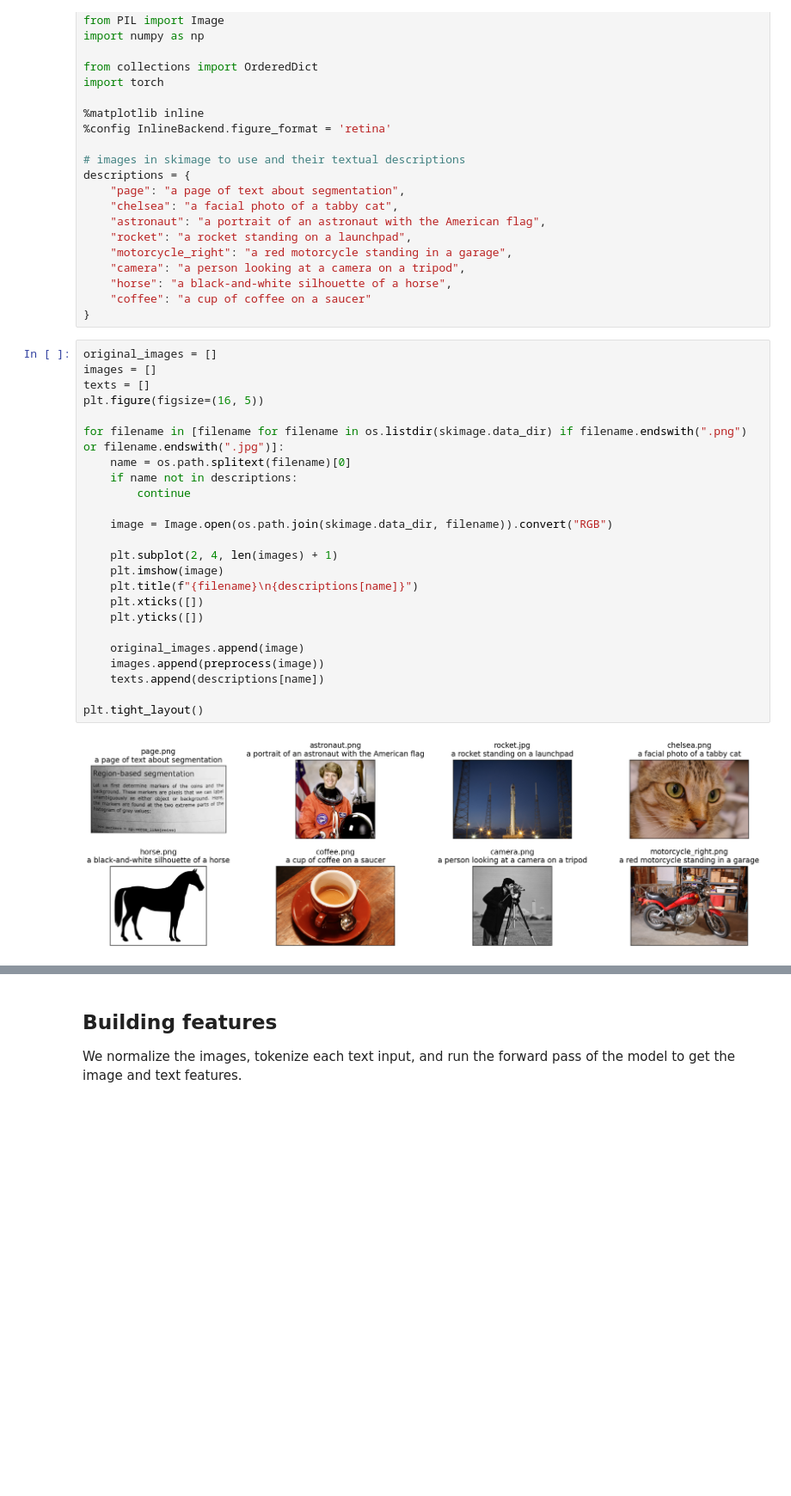
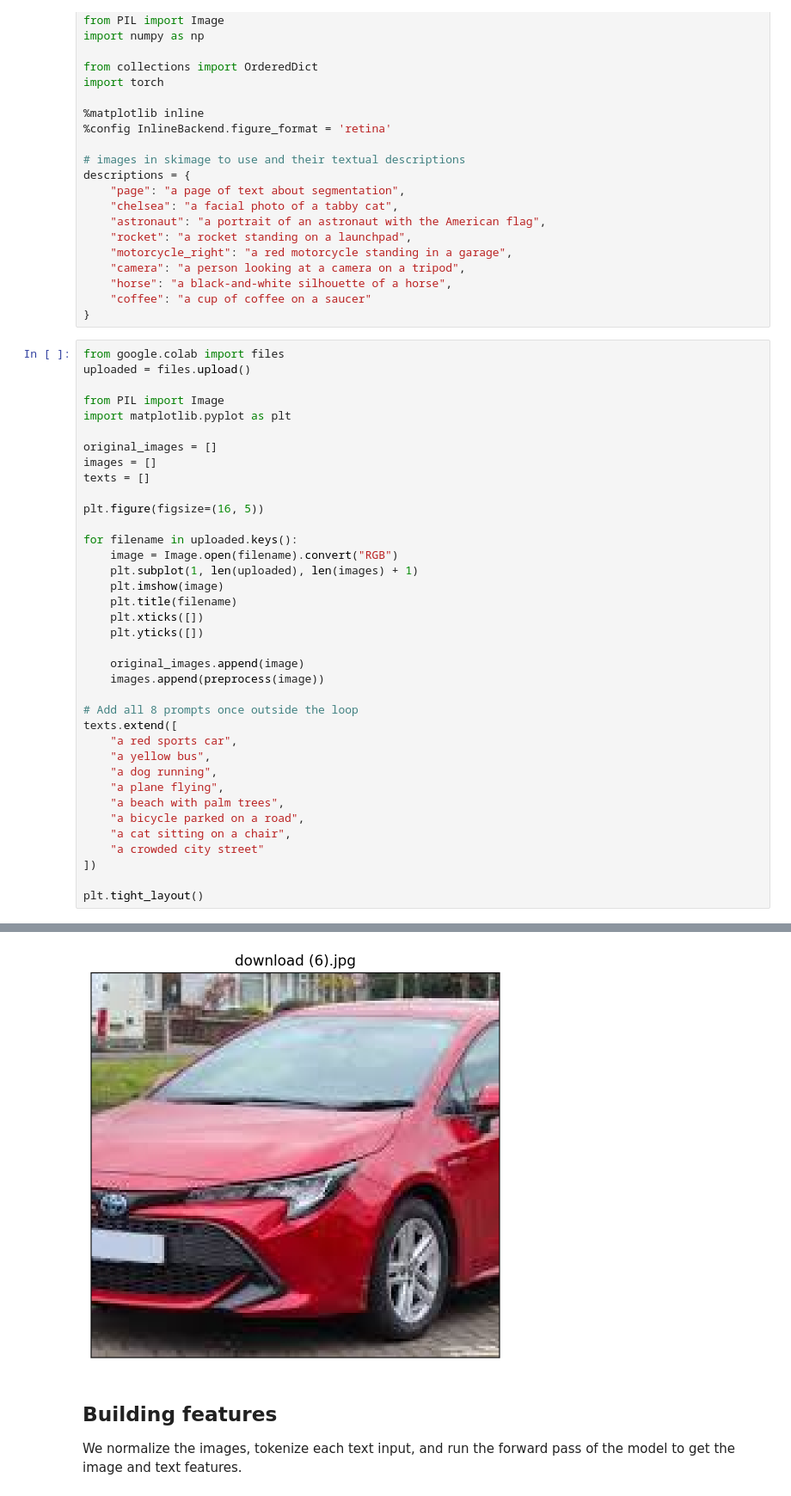
Before and after one commit to sri007vasan/CLIP_DEMO, a Jupyter notebook: notebooks/Interacting_with_CLIP.ipynb, the cells around one changed output, grey strips where cells are left out. Shown at 86% size. Drawn from its saved outputs; the diff is of its cells as text; blank space fills up the shorter version.

```diff
--- a/notebooks/Interacting_with_CLIP.ipynb
+++ b/notebooks/Interacting_with_CLIP.ipynb
@@ -127,29 +129,41 @@ descriptions = {
     "horse": "a black-and-white silhouette of a horse",
     "coffee": "a cup of coffee on a saucer"
 }
-# %%
-original_images = []
-images = []
-texts = []
-plt.figure(figsize=(16, 5))
-
-for filename in [filename for filename in os.listdir(skimage.data_dir) if filename.endswith(".png") or filename.endswith(".jpg")]:
-    name = os.path.splitext(filename)[0]
-    if name not in descriptions:
-        continue
-
-    image = Image.open(os.path.join(skimage.data_dir, filename)).convert("RGB")
-
-    plt.subplot(2, 4, len(images) + 1)
-    plt.imshow(image)
-    plt.title(f"{filename}\n{descriptions[name]}")
-    plt.xticks([])
-    plt.yticks([])
-
-    original_images.append(image)
-    images.append(preprocess(image))
-    texts.append(descriptions[name])
-
-plt.tight_layout()
-# %% [output]
-[figure, removed]
+# %%
+from google.colab import files
+uploaded = files.upload()
+
+from PIL import Image
+import matplotlib.pyplot as plt
+
+original_images = []
+images = []
+texts = []
+
+plt.figure(figsize=(16, 5))
+
+for filename in uploaded.keys():
+    image = Image.open(filename).convert("RGB")
+    plt.subplot(1, len(uploaded), len(images) + 1)
+    plt.imshow(image)
+    plt.title(filename)
+    plt.xticks([])
+    plt.yticks([])
+
+    original_images.append(image)
+    images.append(preprocess(image))
+
+# Add all 8 prompts once outside the loop
+texts.extend([
+    "a red sports car",
+    "a yellow bus",
+    "a dog running",
+    "a plane flying",
+    "a beach with palm trees",
+    "a bicycle parked on a road",
+    "a cat sitting on a chair",
+    "a crowded city street"
+])
+
+plt.tight_layout()
+# %% [output]
@@ -156,3 +172,4 @@ plt.tight_layout()
+[figure, added]
 # %% [markdown]
 ## Building features
 
```
Also changed, not shown: parts of 5 cells of this notebook.
